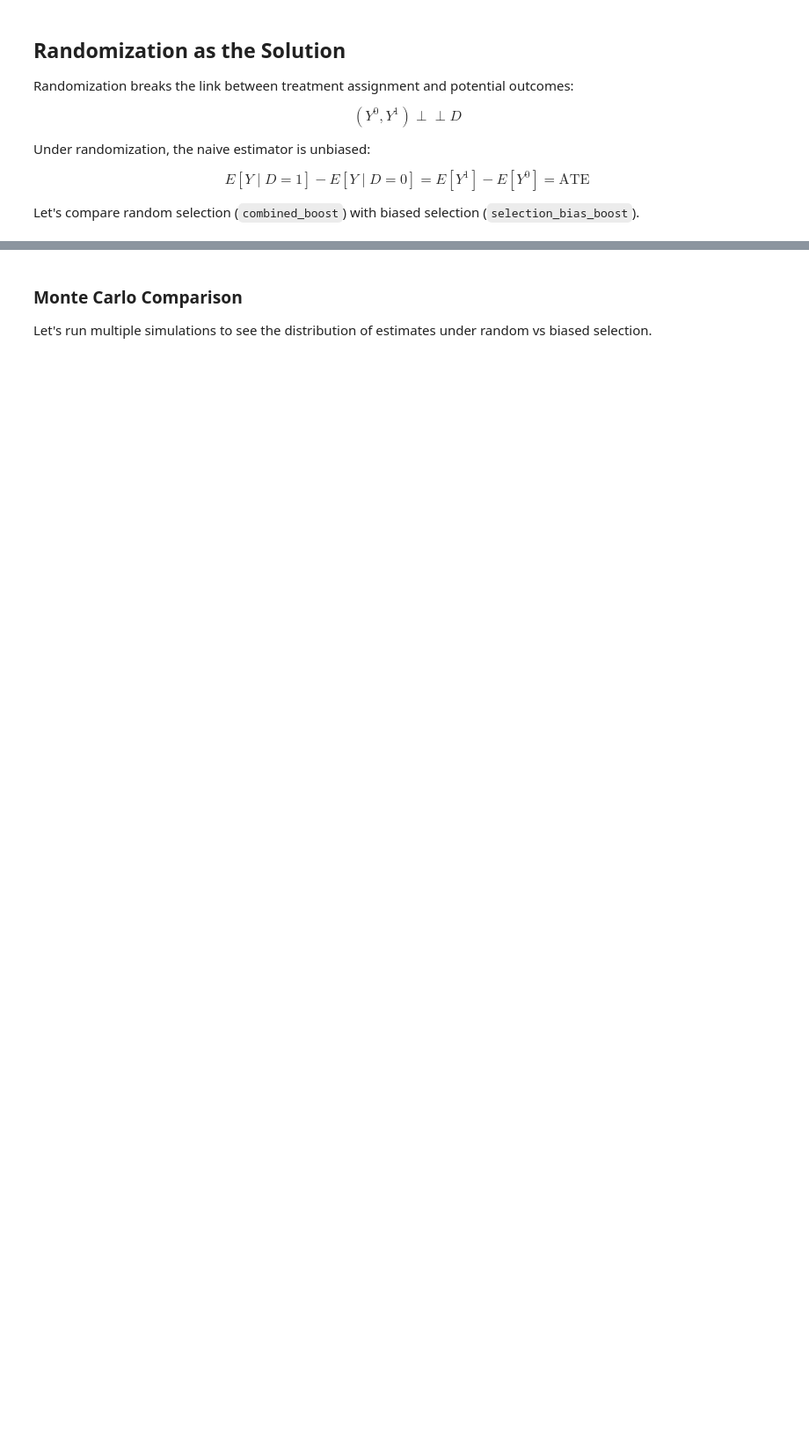
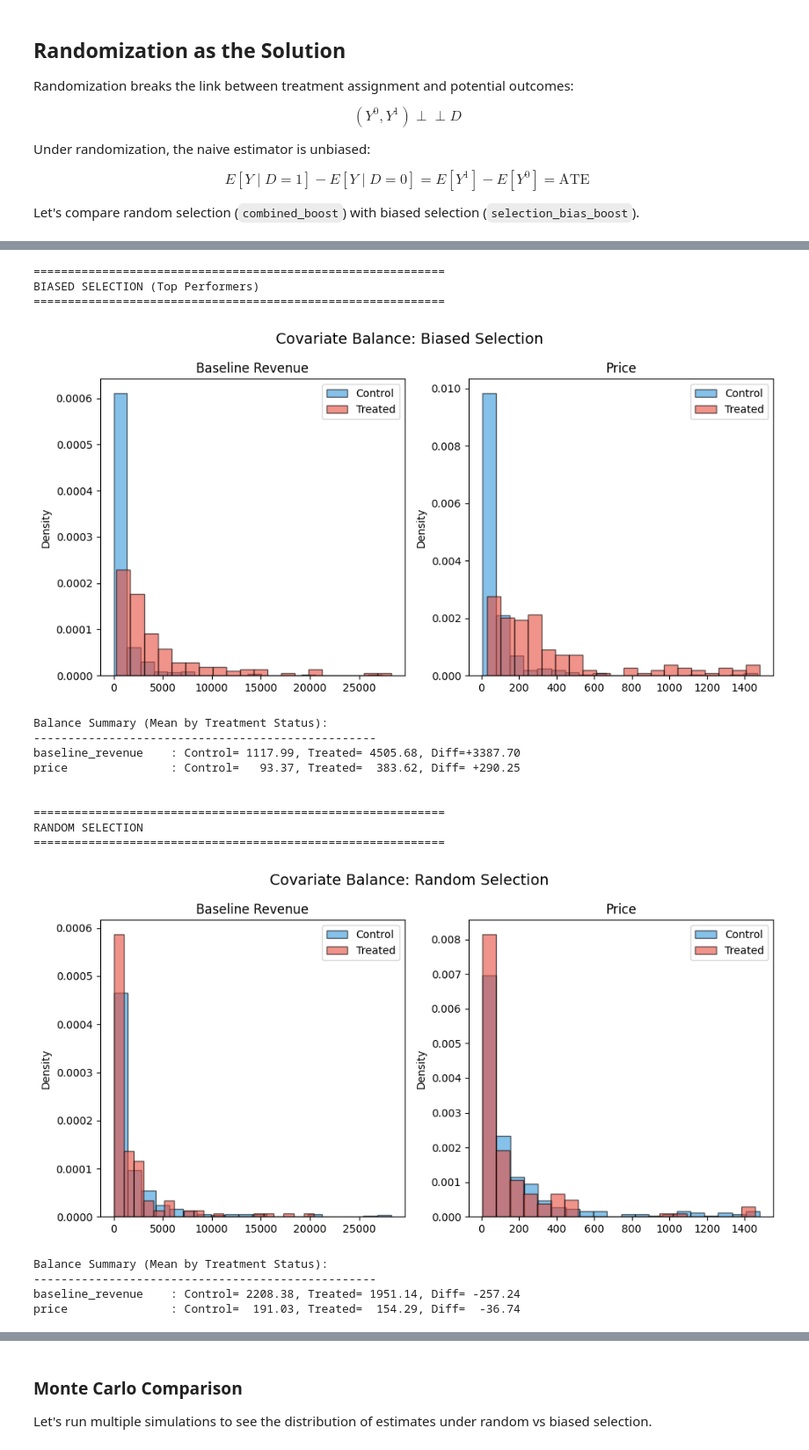
Before and after one commit to eisenhauerIO/courses-business-decisions, a Jupyter notebook: docs/source/measure-impact/01_potential_outcome_model.ipynb, the cells around one changed output, grey strips where cells are left out. Shown at 88% size. Saved outputs shown, nothing was run; the diff lists cells and outputs as text; code cells hidden in the pictures; blank space fills up the shorter version.

```diff
--- a/docs/source/measure-impact/01_potential_outcome_model.ipynb
+++ b/docs/source/measure-impact/01_potential_outcome_model.ipynb
@@ -336,0 +487,56 @@ print(f"  Bias:                    ${naive_random - ATE_true:,.2f}")
+# %%
+# Prepare data for balance check
+# Merge baseline revenue and price info with treatment indicators
+balance_df = product_baseline[["asin", "Y_0"]].merge(
+    products[["asin", "price"]], on="asin"
+)
+balance_df = balance_df.rename(columns={"Y_0": "baseline_revenue"})
+
+# Add treatment indicators for both selection methods
+balance_df["D_random"] = (
+    balance_df["asin"]
+    .isin(random_outcomes[random_outcomes["D"] == 1]["asin"])
+    .astype(int)
+)
+balance_df["D_biased"] = balance_df["asin"].isin(treated_products).astype(int)
+
+# Compare balance for biased selection
+print("=" * 60)
+print("BIASED SELECTION (Top Performers)")
+print("=" * 60)
+plot_balance_check(
+    balance_df,
+    covariates=["baseline_revenue", "price"],
+    treatment_col="D_biased",
+    title="Covariate Balance: Biased Selection",
+)
+
+print("\n")
+print("=" * 60)
+print("RANDOM SELECTION")
+print("=" * 60)
+plot_balance_check(
+    balance_df,
+    covariates=["baseline_revenue", "price"],
+    treatment_col="D_random",
+    title="Covariate Balance: Random Selection",
+)
+# %% [output]
+============================================================
+BIASED SELECTION (Top Performers)
+============================================================
+[figure, added]
+Balance Summary (Mean by Treatment Status):
+--------------------------------------------------
+baseline_revenue    : Control= 1117.99, Treated= 4505.68, Diff=+3387.70
+price               : Control=   93.37, Treated=  383.62, Diff= +290.25
+
+
+============================================================
+RANDOM SELECTION
+============================================================
+[figure, added]
+Balance Summary (Mean by Treatment Status):
+--------------------------------------------------
+baseline_revenue    : Control= 2208.38, Treated= 1951.14, Diff= -257.24
+price               : Control=  191.03, Treated=  154.29, Diff=  -36.74
```
Also changed, not shown: parts of 27 cells of this notebook, 4 other files.
